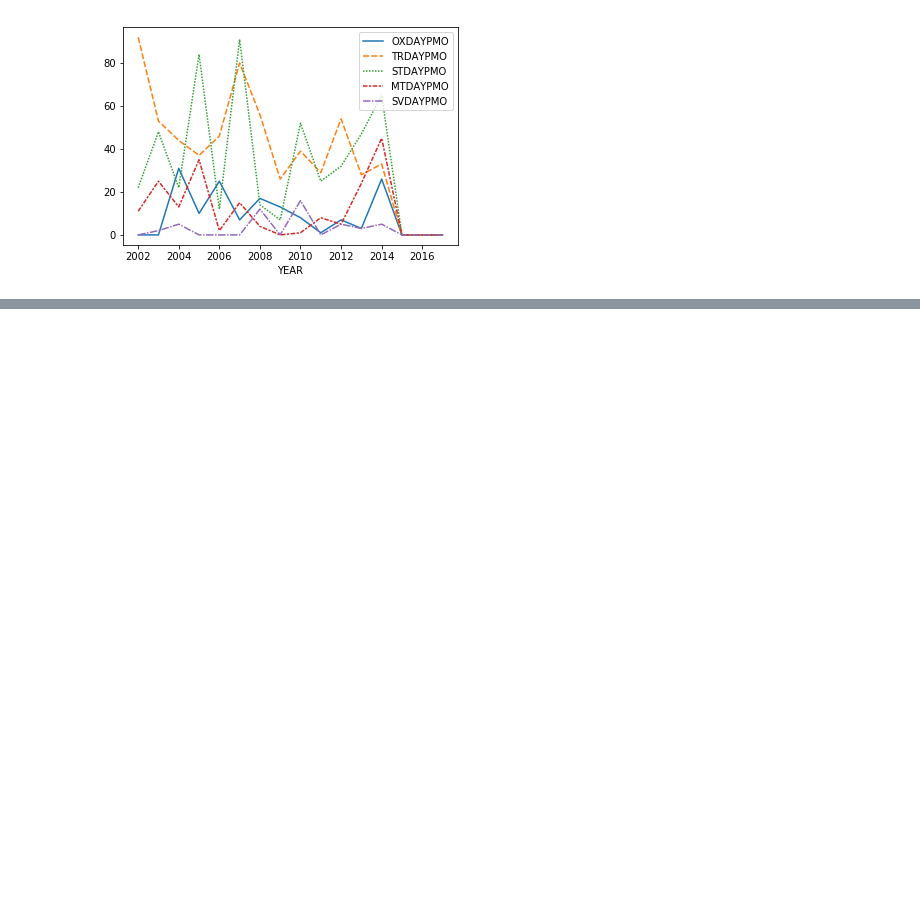
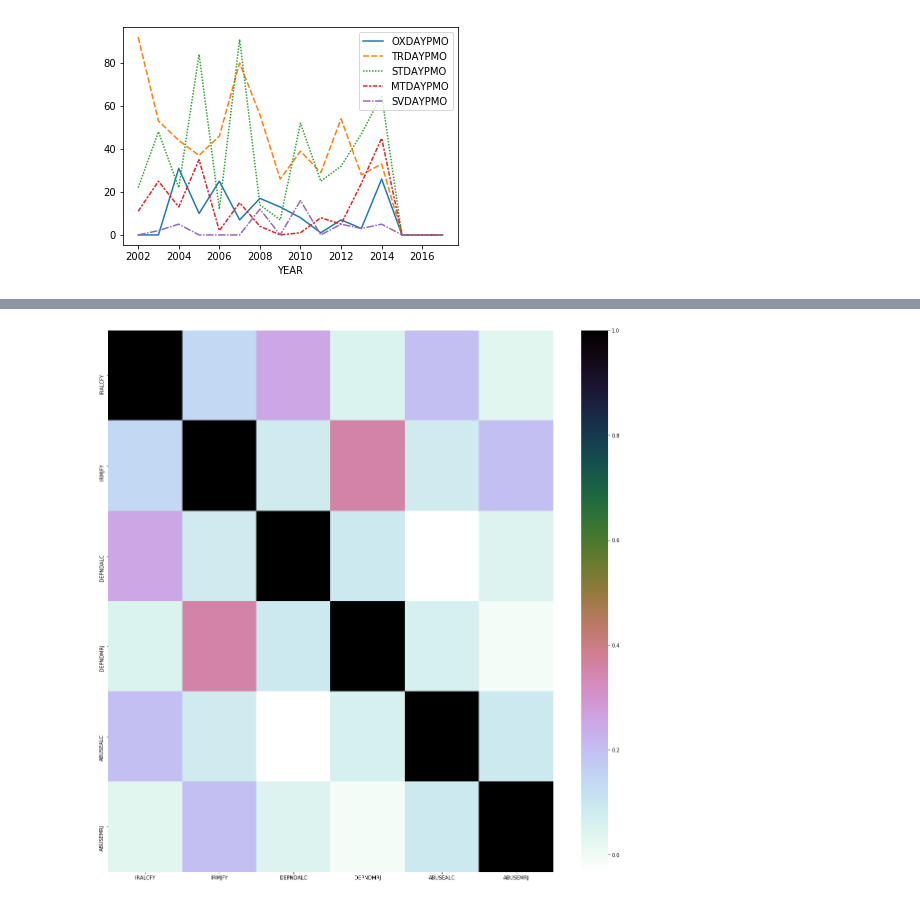
Before and after one commit to displaced-lobster/BDC2019, a Jupyter notebook: NSDUH.ipynb, the cells around one changed output, grey strips where cells are left out. Saved outputs shown, nothing was run; the diff lists cells and outputs as text; code cells hidden in the pictures; blank space fills up the shorter version.

```diff
--- a/NSDUH.ipynb
+++ b/NSDUH.ipynb
@@ -286,0 +406,6 @@ plt.show()
+# %%
+plt.figure(figsize=(20, 20))
+sns.heatmap(df[usage + dependency + abuse].corr(), cmap='cubehelix_r')
+plt.show()
+# %% [output]
+[figure, added]
```
Also changed, not shown: parts of 24 cells of this notebook.
